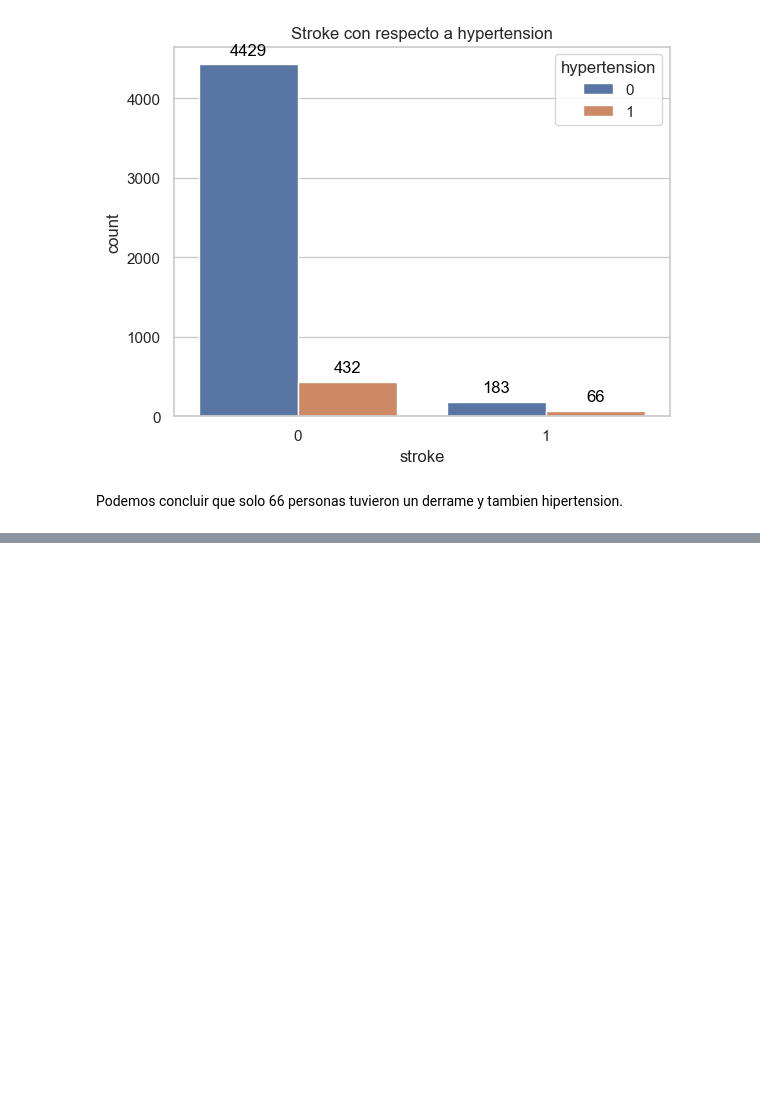
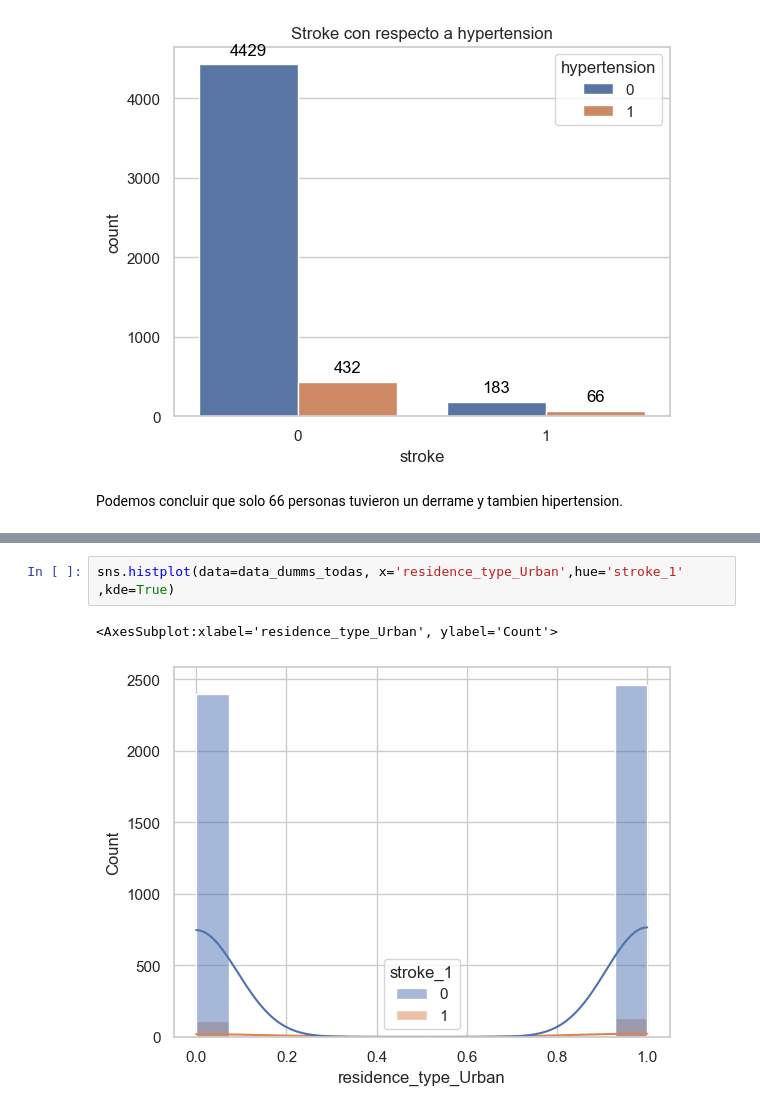
Before and after one commit to Axel2293/PAD, a Jupyter notebook: analisis.ipynb, the cells around one changed output, grey strips where cells are left out. Drawn from its saved outputs; the diff is of its cells as text; blank space fills up the shorter version.

```diff
--- a/analisis.ipynb
+++ b/analisis.ipynb
@@ -1662,0 +1645,5 @@ Podemos concluir que solo 66 personas tuvieron un derrame y tambien hipertension
+# %%
+sns.histplot(data=data_dumms_todas, x='residence_type_Urban',hue='stroke_1' ,kde=True)
+# %% [output]
+<AxesSubplot:xlabel='residence_type_Urban', ylabel='Count'>
+[figure, added]
```
Also changed, not shown: parts of 42 cells of this notebook.
